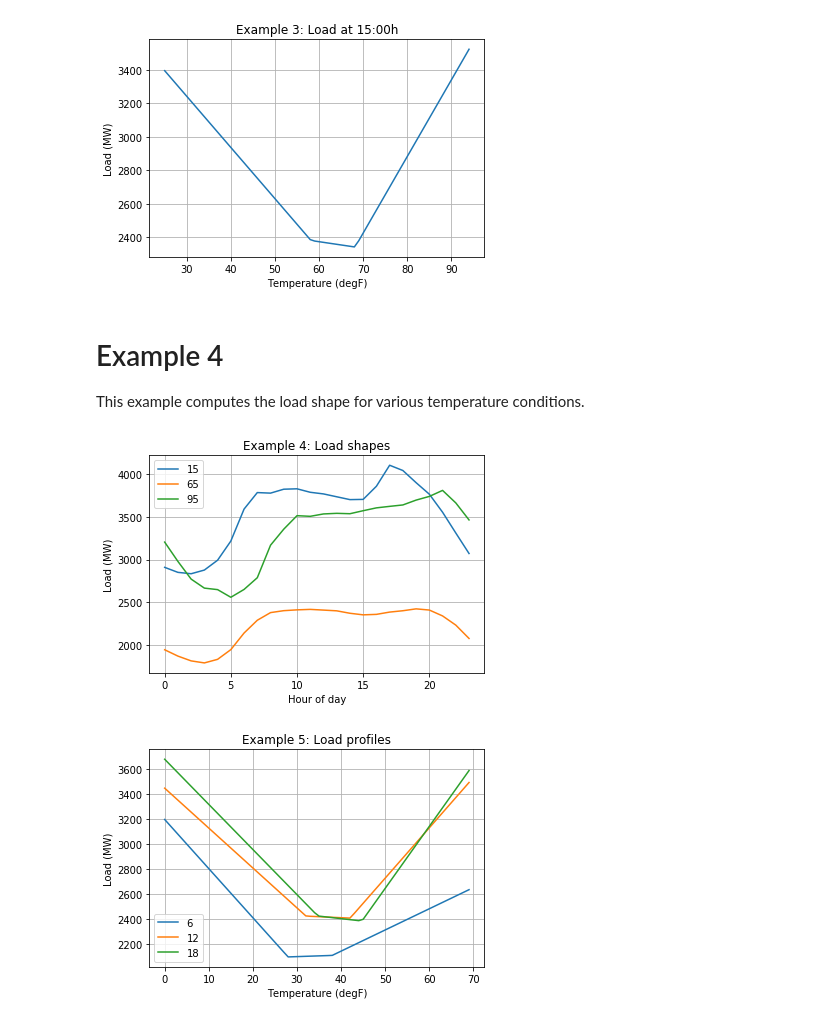
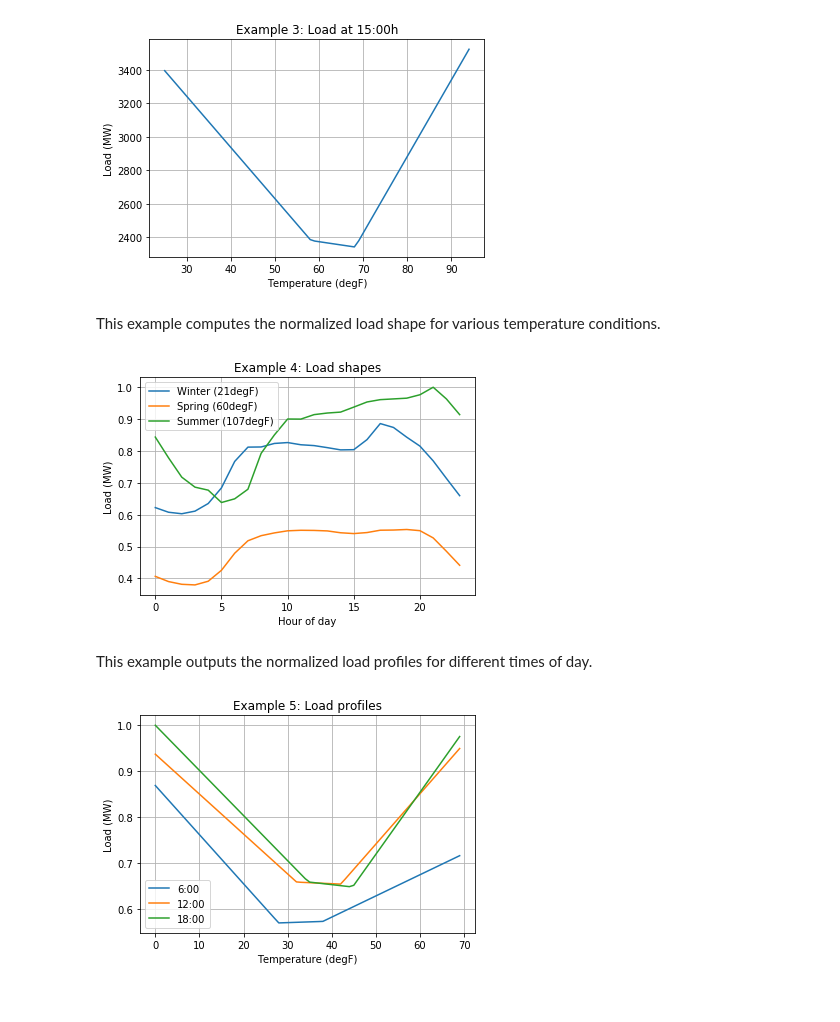
Before and after one commit to slacgismo/load_composition_analysis, a Jupyter notebook: src/Temperature Sensitivity.ipynb, the cells around one changed output. Cells and saved outputs as stored; diff of their text form; code cells hidden in the pictures.

```diff
--- a/src/Temperature Sensitivity.ipynb
+++ b/src/Temperature Sensitivity.ipynb
@@ -102,34 +96,39 @@ plt.show()
 # %% [output]
 [figure]
 # %% [markdown]
-# Example 4
-
-This example computes the load shape for various temperature conditions.
+This example computes the normalized load shape for various temperature conditions.
 # %%
+Tmin = model["Tmin"].min()
+Tmax = model["Tmax"].max()
+Tavg = model["Theat"].mean()/2 + model["Tcool"].mean()/2
 h = range(24)
-t = [15,65,95]
-p = lm.get_load(model,h,t)
+t = {f"Winter ({Tmin:.0f}degF)":Tmin,
+     f"Spring ({Tavg:.0f}degF)":Tavg,
+     f"Summer ({Tmax:.0f}degF)":Tmax}
+p = lm.get_load(model,h,t.values(),normalize=True)
 
 plt.plot(p)
 plt.xlabel("Hour of day")
 plt.ylabel("Load (MW)")
 plt.title("Example 4: Load shapes")
 plt.grid()
-plt.legend(t)
+plt.legend(t.keys())
 plt.show()
 # %% [output]
-[figure, old version]
+[figure, new version]
+# %% [markdown]
+This example outputs the normalized load profiles for different times of day.
 # %%
 h = [6,12,18]
 t = range(25,95)
-p = np.array(lm.get_load(model,h,t)).transpose()
+p = lm.get_load(model,h,t,convert=np.array,normalize=True).transpose()
 
 plt.plot(p)
 plt.xlabel("Temperature (degF)")
 plt.ylabel("Load (MW)")
 plt.title("Example 5: Load profiles")
-plt.legend(h)
+plt.legend(list(map(lambda x:f"{x}:00",h)))
 plt.grid()
 plt.show()
 # %% [output]
-[figure, old version]
+[figure, new version]
```
Also changed, not shown: parts of 3 cells of this notebook, 3 other files.
